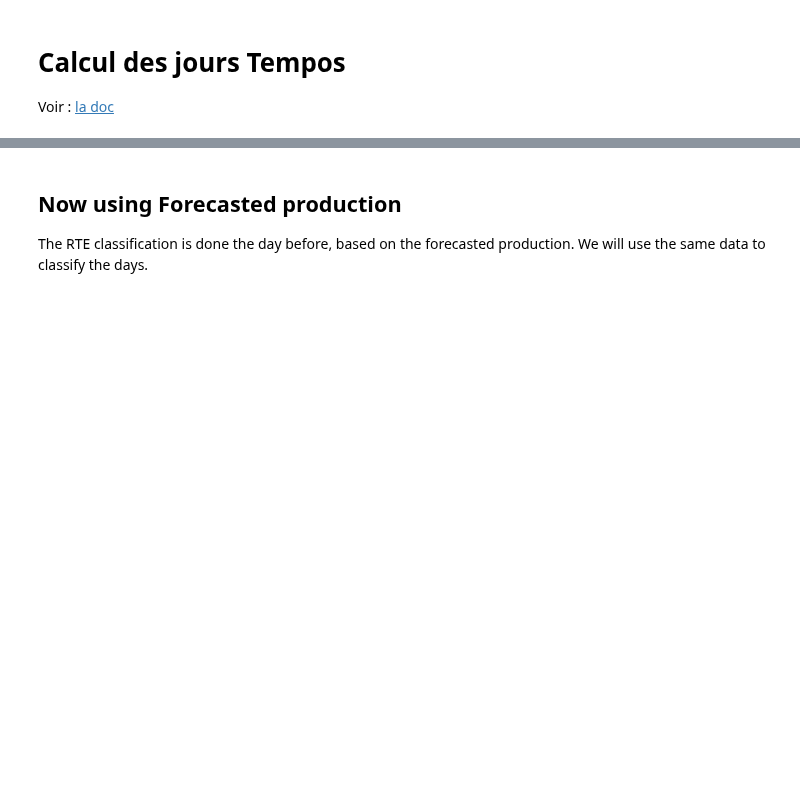
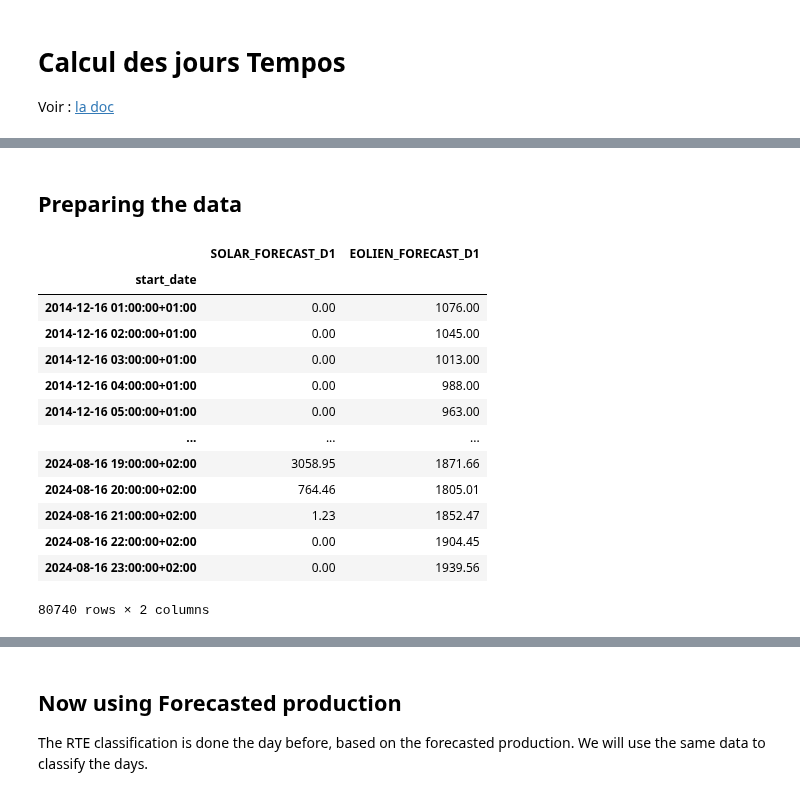
Before and after one commit to GreenForecast-Squad/energetic-stress-production, a Jupyter notebook: notebooks/datascience/tempo_predictor.ipynb, the cells around one changed output, grey strips where cells are left out. Cells and saved outputs as stored; diff of their text form; code cells hidden in the pictures; blank space fills up the shorter version.

```diff
--- a/notebooks/datascience/tempo_predictor.ipynb
+++ b/notebooks/datascience/tempo_predictor.ipynb
@@ -10,3 +13,25 @@ Voir : [la doc](https://www.services-rte.com/files/live/sites/services-rte/files
 import pandas as pd
 from energy_forecast import ROOT_DIR
 from energy_forecast.tempo_rte import TempoPredictor
+# %% [markdown]
+## Preparing the data
+# %%
+production_forcasted = pd.read_csv(ROOT_DIR / 'data' / 'silver' / 'forecasted_production_rte.csv', index_col=0, parse_dates=True)
+production_forcasted = production_forcasted.dropna(axis=0, how="any")
+production_forcasted.index = pd.to_datetime(production_forcasted.index, utc=True).tz_convert("Europe/Paris")
+production_forcasted
+# %% [output]
+|  | SOLAR_FORECAST_D1 | EOLIEN_FORECAST_D1 |
+| start_date |  |  |
+| 2014-12-16 01:00:00+01:00 | 0.00 | 1076.00 |
+| 2014-12-16 02:00:00+01:00 | 0.00 | 1045.00 |
+| 2014-12-16 03:00:00+01:00 | 0.00 | 1013.00 |
+| 2014-12-16 04:00:00+01:00 | 0.00 | 988.00 |
+| 2014-12-16 05:00:00+01:00 | 0.00 | 963.00 |
+| ... | ... | ... |
+| 2024-08-16 19:00:00+02:00 | 3058.95 | 1871.66 |
+| 2024-08-16 20:00:00+02:00 | 764.46 | 1805.01 |
+| 2024-08-16 21:00:00+02:00 | 1.23 | 1852.47 |
+| 2024-08-16 22:00:00+02:00 | 0.00 | 1904.45 |
+| 2024-08-16 23:00:00+02:00 | 0.00 | 1939.56 |
+80740 rows × 2 columns
```
Also changed, not shown: parts of 12 cells of this notebook, 2 other files.
